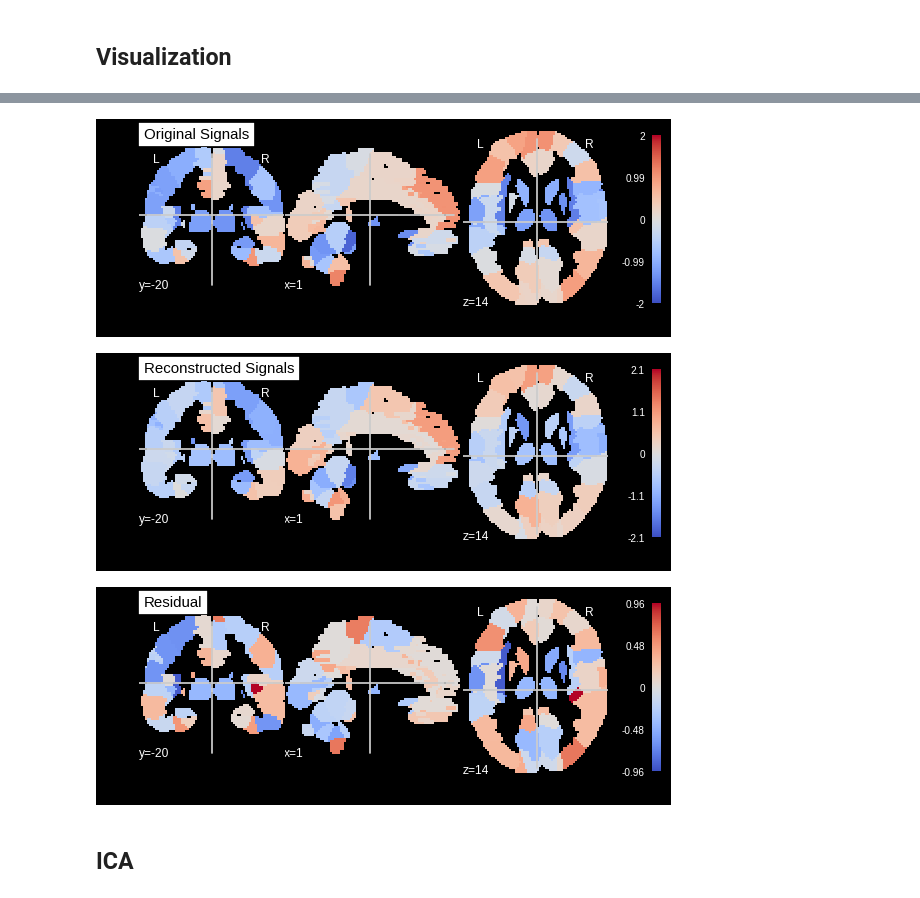
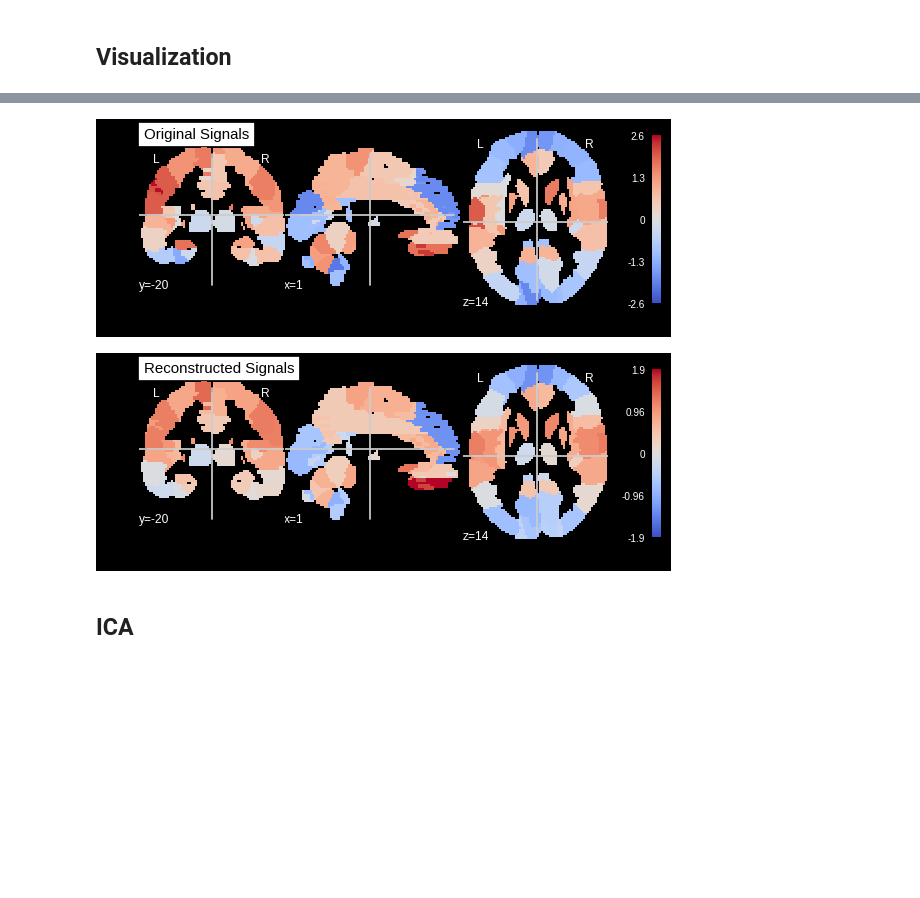
Before and after one commit to ku-milab/Neuroimage-Analysis-Tutorial, a Jupyter notebook: 2. 딥 뉴럴 네트워크 기반 Resting-State fMRI 분석 실습/KHBM_dnn_fmri.ipynb, the cells around one changed output, grey strips where cells are left out. Cells and saved outputs as stored; diff of their text form; code cells hidden in the pictures; blank space fills up the shorter version.

```diff
--- a/2. 딥 뉴럴 네트워크 기반 Resting-State fMRI 분석 실습/KHBM_dnn_fmri.ipynb
+++ b/2. 딥 뉴럴 네트워크 기반 Resting-State fMRI 분석 실습/KHBM_dnn_fmri.ipynb
@@ -182,4 +155,9 @@ for e in range(len(encoder_arch)-1):
 for d in range(len(decoder_arch)-1):
   weights_de.update({'decoder_h%d'% (d+1) : tf.Variable(tf.random_normal([decoder_arch[d], decoder_arch[d+1]]))})
   biases_de.update({'decoder_b%d'% (d+1) : tf.Variable(tf.random_normal([decoder_arch[d+1]]))})
+# %%
+def linear( input_val, weights, biases ):
+  output = tf.matmul( input_val, weights )
+  output = tf.add( output, biases )
+  return output
 # %%
@@ -351,11 +353,12 @@ train_writer = tf.summary.FileWriter( summ_path, sess.graph )
 # 모델 저장 함수
 saver = tf.train.Saver()
 
+
 # 신경망 모델 배치 단위 학습
-randidx = np.random.permutation( np.arange(ROISignals.shape[0], dtype=np.uint32) ) # ROISignals.shape[0] = 데이터 샘플 수
-cur_epoch = 0
+for epoch in range(num_steps):
+  randidx = np.random.permutation( np.arange(ROISignals.shape[0], dtype=np.uint32) ) # ROISignals.shape[0] = 데이터 샘플 수
 
-for i in range(num_steps*ROISignals.shape[0]//batch_size):
+  for i in range(ROISignals.shape[0]//batch_size):
     offset = i%(ROISignals.shape[0]//batch_size)
     # 배치 설정
     batch_x = ROISignals[randidx[offset*batch_size:(offset+1)*batch_size]].copy()
@@ -363,15 +366,10 @@ for i in range(num_steps*ROISignals.shape[0]//batch_size):
     # Run optimization op (backprop) and cost op (to get loss value)
     _, l, l_tsb = sess.run( [optimizer, total_loss, summary_op], feed_dict={X: batch_x} )
 
-    # Epoch이 끝날 때마다 데이터 셔플
-    if cur_epoch != int((i*batch_size)/ROISignals.shape[0]):
-      randidx = np.random.permutation(ROISignals.shape[0])
-    cur_epoch = int((i*batch_size)/ ROISignals.shape[0])
-
     # 표기
-    if i%display_step == 0 or i == 1:
+    if i%display_step == 0:
       train_writer.add_summary(l_tsb, i)
-      print('Step %i: Minibatch Loss: %f' % (i, l))
+      print('Epoch %i, Step %i: Minibatch Loss: %f' % (epoch+1, i, l))
 
 # 모델 저장
 saver.save( sess, summ_path+'saved_model.ckpt' )
@@ -435,37 +510,30 @@ Extracting data from /content/nilearn_data/aal_SPM12/a2fc9a441ebe10d638e4a74b1d3
 # %%
-timescan = 20
+timescan = 10
 # 입력값
 # regions.signals_to_img_labels: 116 ROI 신호를 기존의 voxel 단위의 신호로 재구성
 # signals = [fMRI time scan 수, ROI의 수]
 # labels_img = AAL atlas, AAL atlas 의 116개의 라벨을 이용하여 signal 재구성
 # mask_img = None, mask 에 해당하는 ROI만 함수를 실행하는 함수, 여기서는 116 ROI 전체에 적용할 것이기 때문에 None 으로 설정
 # background_label = 0, 신호가 없는 부분은 intensity 0으로 처리
 mkmaps_origin = regions.signals_to_img_labels(signals=fMRI_data[subject_num-1,:, :], labels_img = atlas_filename, mask_img=None, background_label=0, order='F' )
 # 130개의 time scan 중 slice 선택
 mkmaps_origin = mkmaps_origin.slicer[:, :, :, timescan]
+
 # 시각화 함수
 # stat_map_img: 시각화 하고자 하는 fMRI 신호 입력
 # bg_img  = AAL atals, AAL atlas에 stat_map_img를 시각화
 # cut_coords = x y z coordinates
 plotBrain_origin = plotting.plot_stat_map(stat_map_img=mkmaps_origin, bg_img=atlas_filename, colorbar=True, cut_coords = [1, -20, 14], cmap= 'coolwarm', title='Original Signals' )
 plotting.show()
 
 # 출력값
 mkmaps_recon = regions.signals_to_img_labels(output, atlas_filename, mask_img = None, background_label=0, order='F')
 mkmaps_recon = mkmaps_recon.slicer[:, :, :, timescan]
 plotBrain_recon = plotting.plot_stat_map(mkmaps_recon, atlas_filename, colorbar=True, cut_coords = [1, -20, 14], cmap= 'coolwarm', title='Reconstructed Signals' )
 plotting.show()
-
-# Residual
-residual = fMRI_data[subject_num-1,:, :] - output
-mkmaps_recon = regions.signals_to_img_labels(residual, atlas_filename, mask_img = None, background_label=0, order='F')
-mkmaps_recon = mkmaps_recon.slicer[:, :, :, timescan]
-plotBrain_recon = plotting.plot_stat_map(mkmaps_recon, atlas_filename, colorbar=True, cut_coords = [1, -20, 14], cmap= 'coolwarm', title='Residual' )
-plotting.show()
 # %% [output]
-[figure, old version]
+[figure, new version]
-[figure, old version]
+[figure, new version]
-[figure, removed]
 # %% [markdown]
 ## **ICA**
 # %% [markdown]
```
Also changed, not shown: parts of 29 cells of this notebook, 32 other files.
